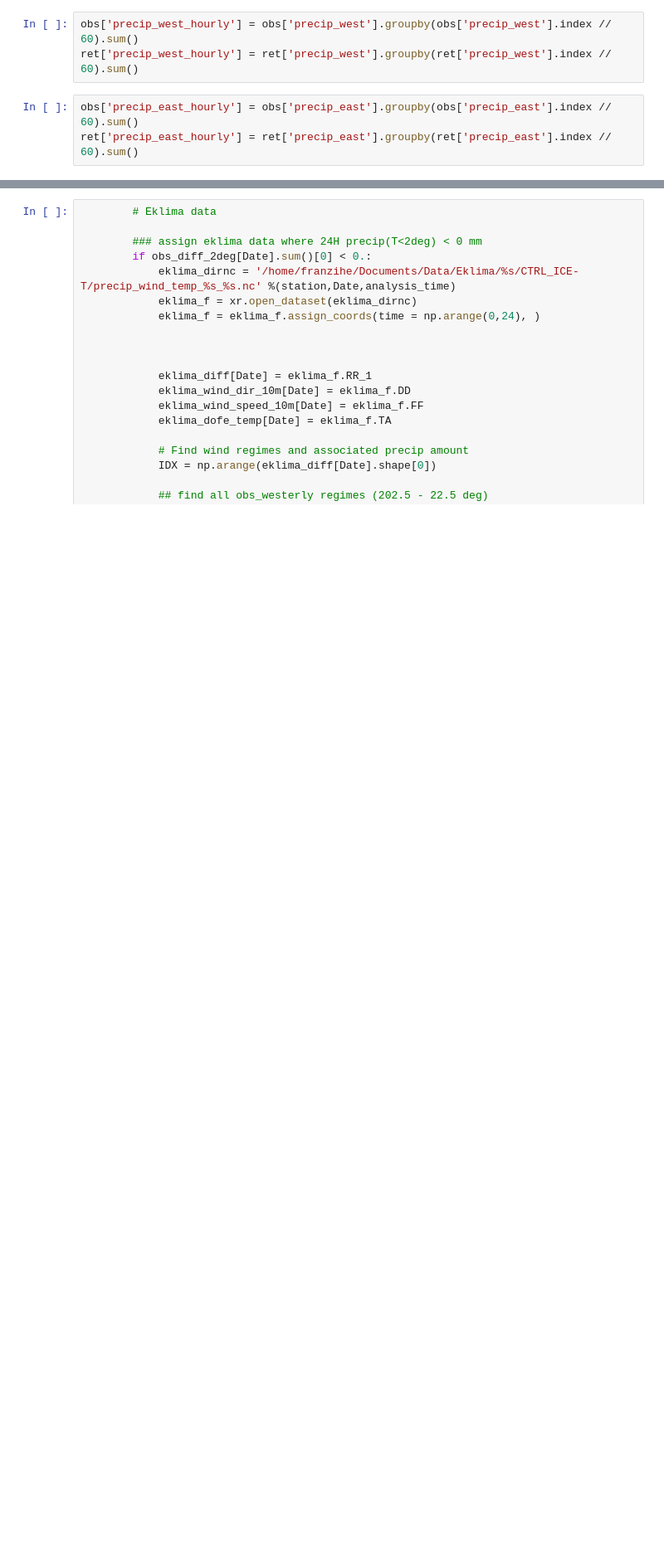
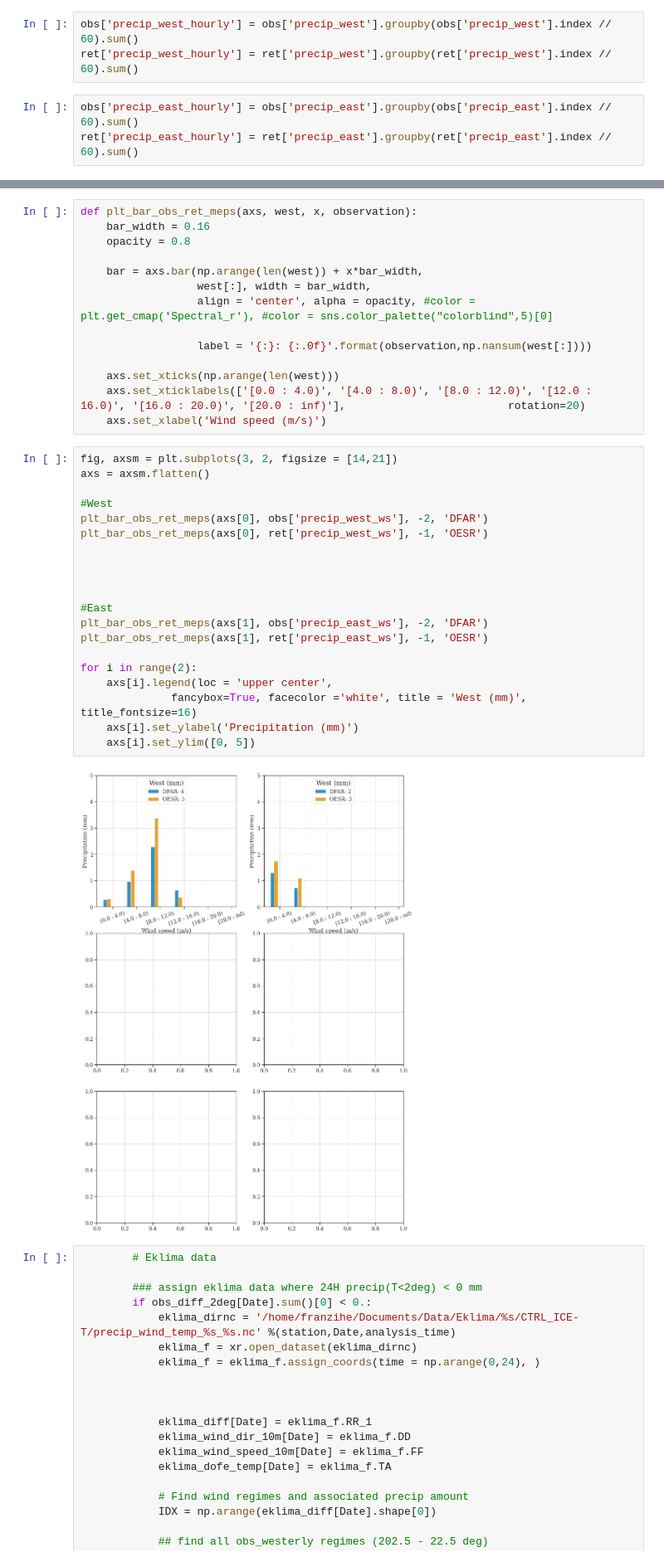
Before and after one commit to franzihe/Haukeliseter_16_17, a Jupyter notebook: write_nc_precip_day_wind_regime_temp_condition_V2.ipynb, the cells around one changed output, grey strips where cells are left out. Shown at 83% size. Drawn from its saved outputs; the diff is of its cells as text; blank space fills up the shorter version.

```diff
--- a/write_nc_precip_day_wind_regime_temp_condition_V2.ipynb
+++ b/write_nc_precip_day_wind_regime_temp_condition_V2.ipynb
@@ -674,3 +694,39 @@ ValueError: too many values to unpack (expected 2)
+# %%
+def plt_bar_obs_ret_meps(axs, west, x, observation):
+    bar_width = 0.16
+    opacity = 0.8
+
+    bar = axs.bar(np.arange(len(west)) + x*bar_width,
+                  west[:], width = bar_width,
+                  align = 'center', alpha = opacity, #color = plt.get_cmap('Spectral_r'), #color = sns.color_palette("colorblind",5)[0]
+
+                  label = '{:}: {:.0f}'.format(observation,np.nansum(west[:])))
+
+    axs.set_xticks(np.arange(len(west)))
+    axs.set_xticklabels(['[0.0 : 4.0)', '[4.0 : 8.0)', '[8.0 : 12.0)', '[12.0 : 16.0)', '[16.0 : 20.0)', '[20.0 : inf)'],                         rotation=20)
+    axs.set_xlabel('Wind speed (m/s)')
+# %%
+fig, axsm = plt.subplots(3, 2, figsize = [14,21])
+axs = axsm.flatten()
+
+#West
+plt_bar_obs_ret_meps(axs[0], obs['precip_west_ws'], -2, 'DFAR')
+plt_bar_obs_ret_meps(axs[0], ret['precip_west_ws'], -1, 'OESR')
+
+
+
+
+#East
+plt_bar_obs_ret_meps(axs[1], obs['precip_east_ws'], -2, 'DFAR')
+plt_bar_obs_ret_meps(axs[1], ret['precip_east_ws'], -1, 'OESR')
+
+for i in range(2):
+    axs[i].legend(loc = 'upper center',
+              fancybox=True, facecolor ='white', title = 'West (mm)', title_fontsize=16)
+    axs[i].set_ylabel('Precipitation (mm)')
+    axs[i].set_ylim([0, 5])
+# %% [output]
+[figure, added]
 # %%
         # Eklima data
 
```
Also changed, not shown: parts of 13 cells of this notebook.
